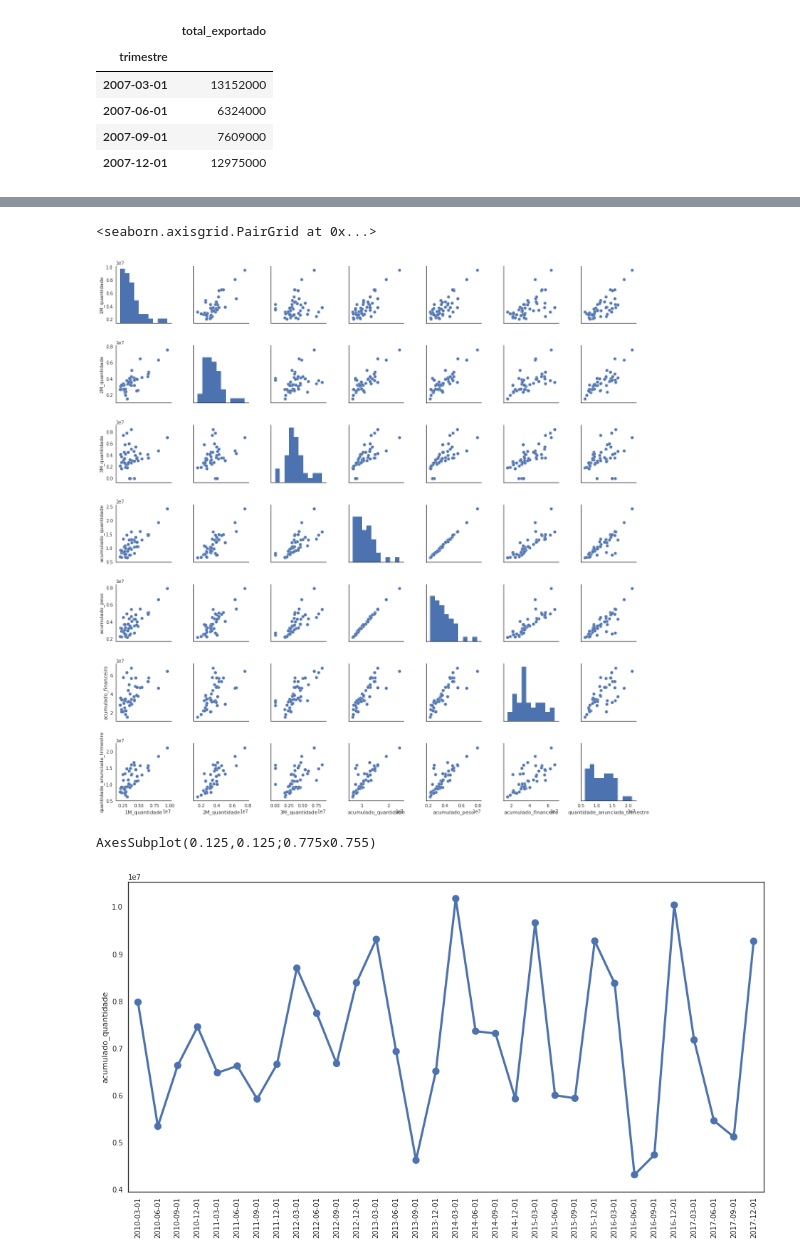
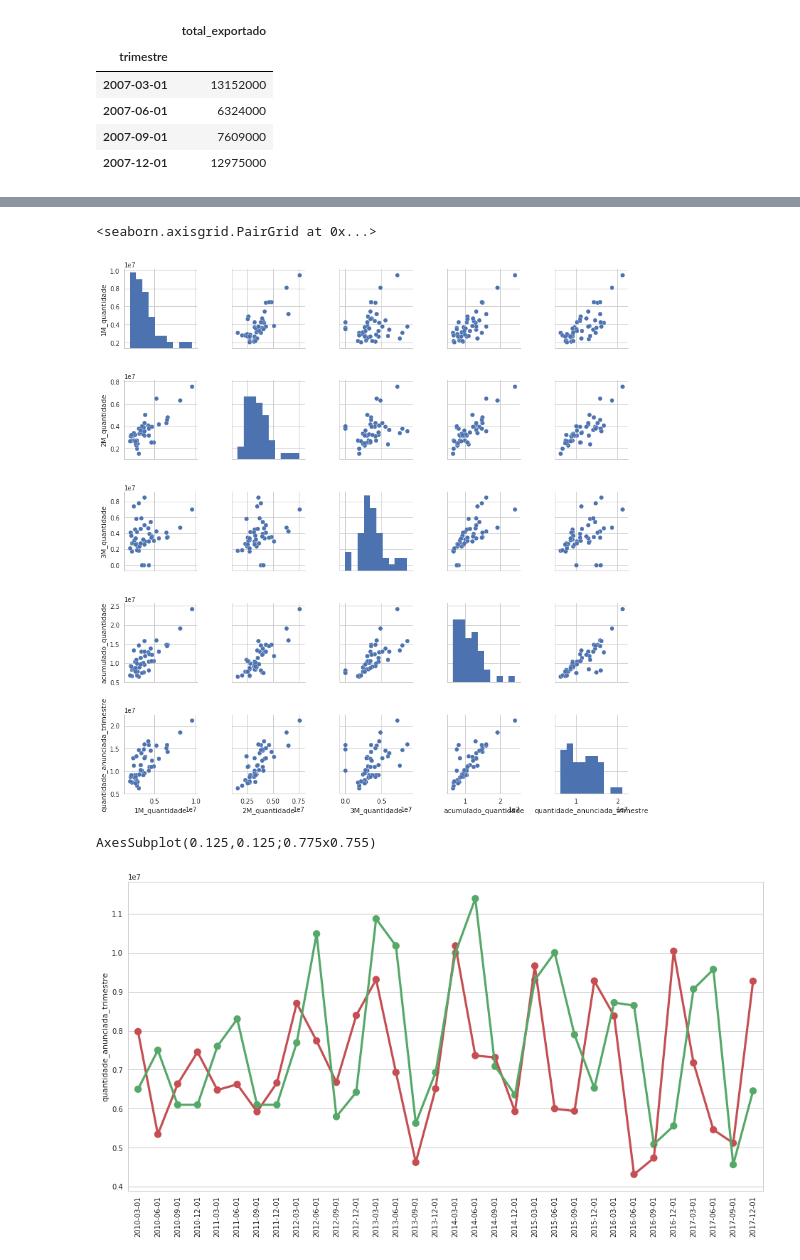
Before and after one commit to raffOps/data-analysis, a Jupyter notebook: data analysis.ipynb, the cells around one changed output, grey strips where cells are left out. Drawn from its saved outputs; the diff is of its cells as text; code cells hidden in the pictures.

```diff
--- a/data analysis.ipynb
+++ b/data analysis.ipynb
@@ -10,8 +10,9 @@ import matplotlib.pyplot as plt
 from sklearn.model_selection import train_test_split
 from sklearn.linear_model import LinearRegression
 import numpy as np
+from sklearn import metrics
 %matplotlib inline
-sns.set(style="white", color_codes=True)
+sns.set(style="whitegrid")
 # %%
 querie = """select * from exports where "Cod. Mun" in {} and
 "NCM" like "6402%";"""
@@ -43,12 +44,12 @@ def data_clean_db(dataframe):
 def get_meses_por_trimestres(db):
     anos = list(range(2003,2018))
     trimestres = [3, 6, 9, 12]
+    #balanco_mensal = pd.DataFrame(columns=
+    #    ["1M_quantidade","2M_quantidade","3M_quantidade",
+    #        "acumulado_quantidade","acumulado_peso", "acumulado_financeiro" ,"trimestre"])
     balanco_mensal = pd.DataFrame(columns=
-        ["1M_quantidade","2M_quantidade","3M_quantidade",
-            "acumulado_quantidade","acumulado_peso", "acumulado_financeiro" ,"trimestre"])
-    #balanco_mensal = pd.DataFrame(columns=
-     #       ["1M_quantidade","2M_quantidade","3M_quantidade",
-      #      "acumulado_quantidade","trimestre"])
+            ["1M_quantidade","2M_quantidade","3M_quantidade",
+             "acumulado_quantidade","trimestre"])
     mes3 = (lambda exportacao: exportacao[2] if len(exportacao) == 3 else 0)
     for ano in anos:
         for trimestre in trimestres:
@@ -61,8 +62,8 @@ def get_meses_por_trimestres(db):
                     "2M_quantidade": quantidade_trimestral[1],
                      "3M_quantidade": mes3(quantidade_trimestral),
                      "acumulado_quantidade": quantidade_trimestral.sum(),
-                     "acumulado_peso": tabela_trimestral.peso.sum(),
-                    "acumulado_financeiro": tabela_trimestral.financeiro.sum(),
+                     #"acumulado_peso": tabela_trimestral.peso.sum(),
+                    #"acumulado_financeiro": tabela_trimestral.financeiro.sum(),
                      "trimestre": trimestre_
                     }, ignore_index=True)
     balanco_mensal.set_index("trimestre",inplace=True)
@@ -96,11 +95,11 @@ balanco_trimestral_alp = pd.read_excel("Exportação calçados.xlsx")
 balanco_trimestral_alp = balanco_trimestral_alp[
     ["Unnamed: 2","Volume exportado Alpargatas"]]
 balanco_trimestral_alp.rename(columns={
-    "Unnamed: 2":"trimestre","Volume exportado Alpargatas":"exportado"},inplace=True)
+    "Unnamed: 2":"trimestre","Volume exportado Alpargatas":"total_exportado"},inplace=True)
 balanco_trimestral_alp.trimestre = balanco_trimestral_alp.trimestre.apply(
     lambda data:data.date())
 balanco_trimestral_alp.dropna(inplace=True)
-balanco_trimestral_alp.exportado = balanco_trimestral_alp.exportado.astype("int")
+balanco_trimestral_alp.total_exportado = balanco_trimestral_alp.total_exportado.astype("int")
 balanco_trimestral_alp.reset_index(inplace=True)
 balanco_trimestral_alp.drop(columns="index",inplace=True)
 balanco_trimestral_alp.set_index("trimestre",inplace=True)
@@ -389,13 +336,15 @@ AxesSubplot(0.125,0.125;0.775x0.755)
 sns.pairplot(relacao_mensal_trimestral_gren)
 # %% [output]
 <seaborn.axisgrid.PairGrid at 0x...>
-[figure, old version]
+[figure, new version]
 # %%
 plt.figure(figsize=(16,8))
 graph = sns.pointplot(x=relacao_mensal_trimestral_alp.index.date,
-              y=relacao_mensal_trimestral_alp.acumulado_quantidade)
+              y=relacao_mensal_trimestral_alp.acumulado_quantidade,color="r")
+graph = sns.pointplot(x=relacao_mensal_trimestral_alp.index.date,
+              y=relacao_mensal_trimestral_alp.quantidade_anunciada_trimestre,color="g")
 plt.setp(graph.get_xticklabels(), rotation=90)
 print(graph)
 # %% [output]
 AxesSubplot(0.125,0.125;0.775x0.755)
-[figure, old version]
+[figure, new version]
```
Also changed, not shown: parts of 41 cells of this notebook.
